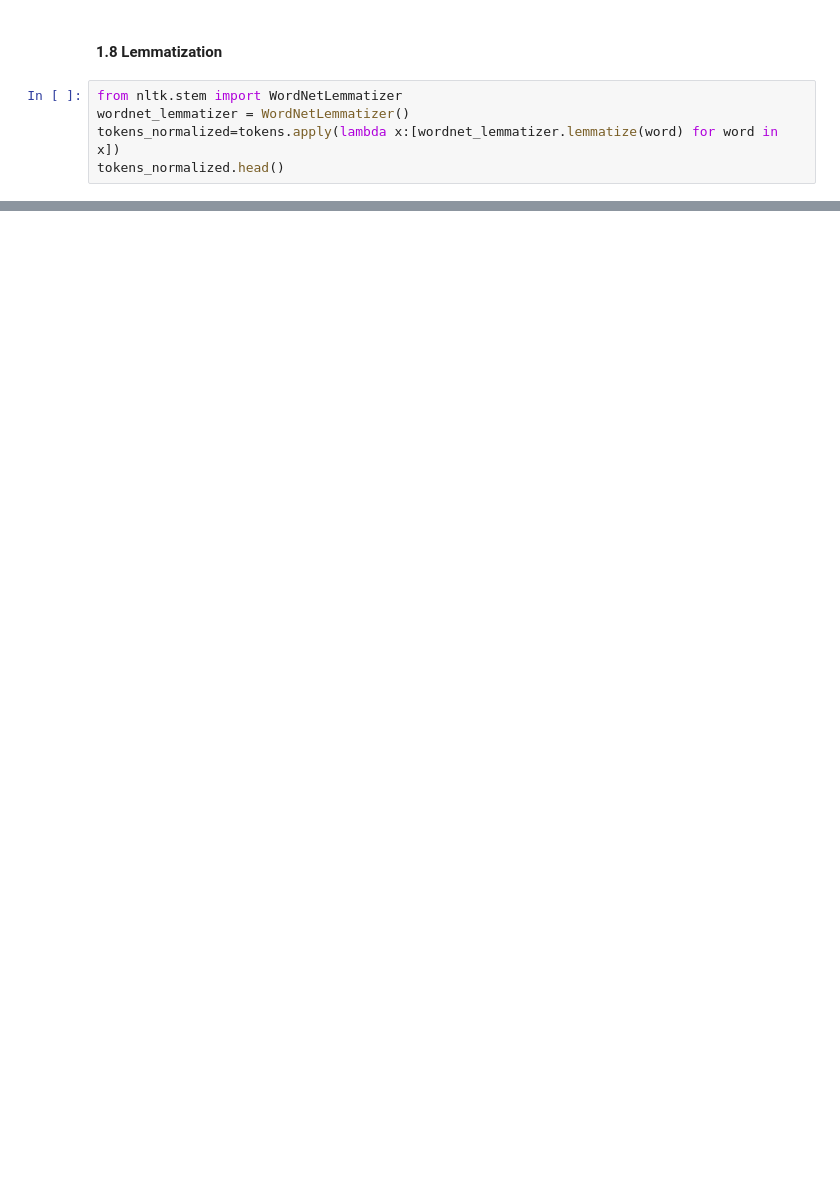
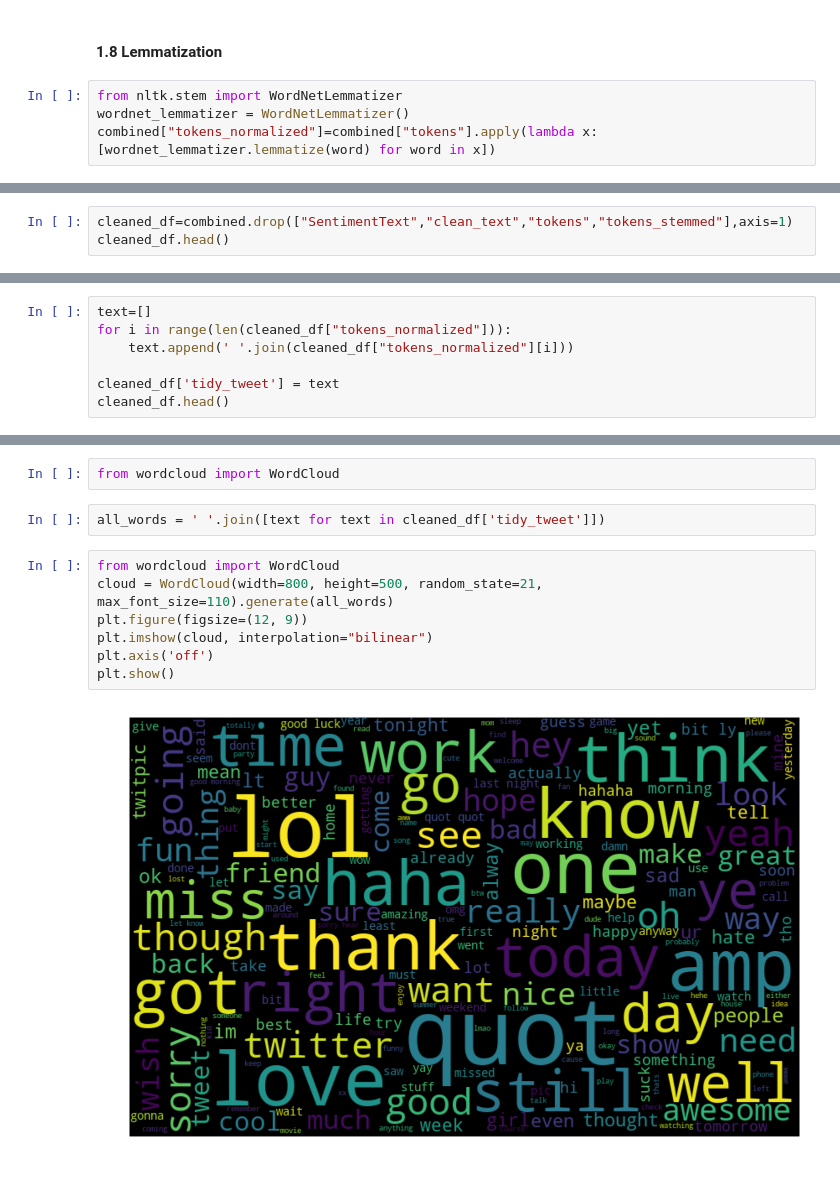
Before and after one commit to nonlinearjunkie/Sentiment-Analysis, a Jupyter notebook: Untitled1.ipynb, the cells around one changed output, grey strips where cells are left out. Saved outputs shown, nothing was run; the diff lists cells and outputs as text; blank space fills up the shorter version.

```diff
--- a/Untitled1.ipynb
+++ b/Untitled1.ipynb
@@ -157,5 +152,4 @@ Name: clean_text, dtype: object
 # %%
 from nltk.stem import WordNetLemmatizer
 wordnet_lemmatizer = WordNetLemmatizer()
-tokens_normalized=tokens.apply(lambda x:[wordnet_lemmatizer.lemmatize(word) for word in x])
-tokens_normalized.head()
+combined["tokens_normalized"]=combined["tokens"].apply(lambda x:[wordnet_lemmatizer.lemmatize(word) for word in x])
@@ -168,0 +156,3 @@ Name: clean_text, dtype: object
+# %%
+cleaned_df=combined.drop(["SentimentText","clean_text","tokens","tokens_stemmed"],axis=1)
+cleaned_df.head()
@@ -168,0 +168,7 @@ Name: clean_text, dtype: object
+# %%
+text=[]
+for i in range(len(cleaned_df["tokens_normalized"])):
+    text.append(' '.join(cleaned_df["tokens_normalized"][i]))
+
+cleaned_df['tidy_tweet'] = text
+cleaned_df.head()
@@ -168,0 +182,13 @@ Name: clean_text, dtype: object
+# %%
+from wordcloud import WordCloud
+# %%
+all_words = ' '.join([text for text in cleaned_df['tidy_tweet']])
+# %%
+from wordcloud import WordCloud
+cloud = WordCloud(width=800, height=500, random_state=21, max_font_size=110).generate(all_words)
+plt.figure(figsize=(12, 9))
+plt.imshow(cloud, interpolation="bilinear")
+plt.axis('off')
+plt.show()
+# %% [output]
+[figure, added]
```
Also changed, not shown: parts of 22 cells of this notebook.
